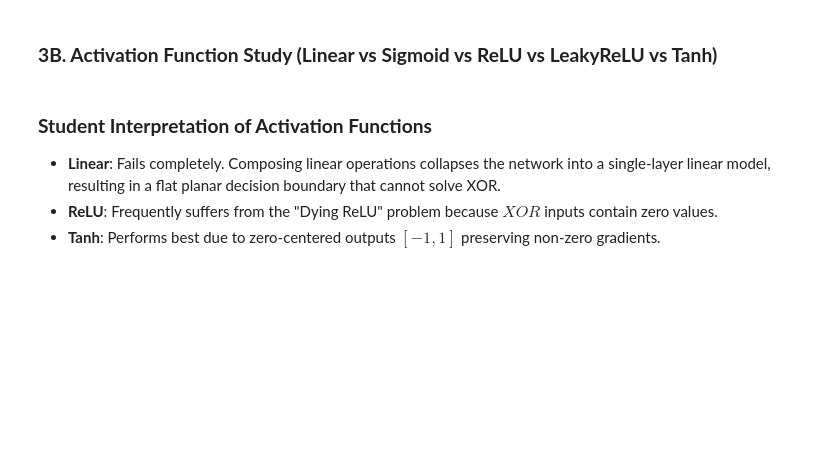
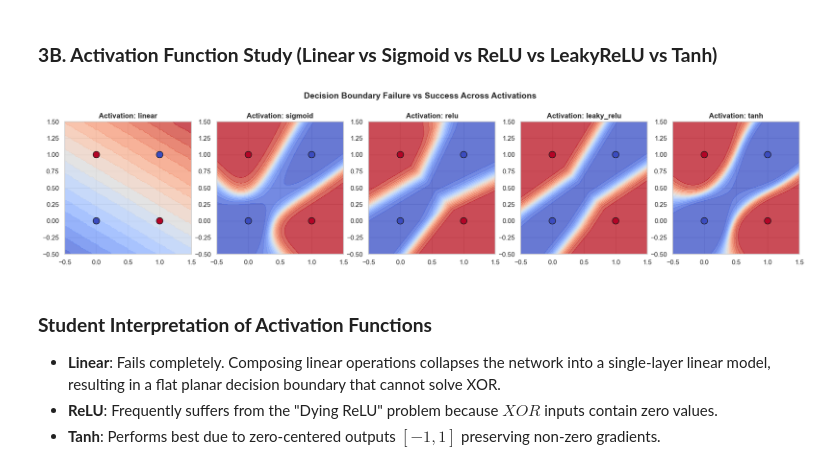
Before and after one commit to Achindra2003/ML-lab-2547105, a Jupyter notebook: Lab 10/Lab_10_MLP_XOR.ipynb, the cells around one changed output. Saved outputs shown, nothing was run; the diff lists cells and outputs as text; code cells hidden in the pictures; blank space fills up the shorter version.

```diff
--- a/Lab 10/Lab_10_MLP_XOR.ipynb
+++ b/Lab 10/Lab_10_MLP_XOR.ipynb
@@ -323,26 +389,52 @@ plt.show()
 # %% [markdown]
 ### **3B. Activation Function Study (Linear vs Sigmoid vs ReLU vs LeakyReLU vs Tanh)**
 # %%
+class ActivationMLP(nn.Module):
+    def __init__(self, act='tanh'):
+        super(ActivationMLP, self).__init__()
+        self.hidden = nn.Linear(2, 8)
+        self.output = nn.Linear(8, 1)
+        self.act_type = act
+        self.sigmoid = nn.Sigmoid()
+
+    def forward(self, x):
+        if self.act_type == 'linear':
+            h = self.hidden(x)
+        elif self.act_type == 'sigmoid':
+            h = torch.sigmoid(self.hidden(x))
+        elif self.act_type == 'relu':
+            h = torch.relu(self.hidden(x))
+        elif self.act_type == 'leaky_relu':
+            h = torch.nn.functional.leaky_relu(self.hidden(x))
+        else:
+            h = torch.tanh(self.hidden(x))
+        return self.sigmoid(self.output(h))
+
 activations = ['linear', 'sigmoid', 'relu', 'leaky_relu', 'tanh']
 fig, axes = plt.subplots(1, 5, figsize=(22, 4))
 
 for idx, act in enumerate(activations):
-    tf.random.set_seed(SEED)
-    if act == 'leaky_relu':
-        model = Sequential([Dense(8, input_dim=2, activation=tf.nn.leaky_relu), Dense(1, activation='sigmoid')])
-    else:
-        model = Sequential([Dense(8, input_dim=2, activation=act), Dense(1, activation='sigmoid')])
+    torch.manual_seed(SEED)
+    m = ActivationMLP(act=act)
+    opt = optim.Adam(m.parameters(), lr=0.05)
+    crit = nn.BCELoss()
+    for e in range(200):
+        opt.zero_grad()
+        l = crit(m(X_pt), y_pt)
+        l.backward()
+        opt.step()
 
-    model.compile(loss='binary_crossentropy', optimizer=keras.optimizers.Adam(learning_rate=0.05))
-    model.fit(X, y, epochs=200, verbose=0)
+    with torch.no_grad():
+        z = m(torch.tensor(grid_points)).numpy().reshape(xx.shape)
 
-    z = model.predict(grid_points, verbose=0).reshape(xx.shape)
     axes[idx].contourf(xx, yy, z, levels=20, cmap="coolwarm", alpha=0.8)
     axes[idx].scatter(X[:, 0], X[:, 1], c=y.ravel(), cmap="coolwarm", edgecolors='k', s=120)
     axes[idx].set_title(f"Activation: {act}", fontweight='bold')
 
 plt.suptitle("Decision Boundary Failure vs Success Across Activations", fontsize=14, fontweight='bold', y=1.05)
 plt.show()
+# %% [output]
+[figure, added]
 # %% [markdown]
 ### **Student Interpretation of Activation Functions**
 - **Linear**: Fails completely. Composing linear operations collapses the network into a single-layer linear model, resulting in a flat planar decision boundary that cannot solve XOR.
```
Also changed, not shown: parts of 13 cells of this notebook, 1 other file.
